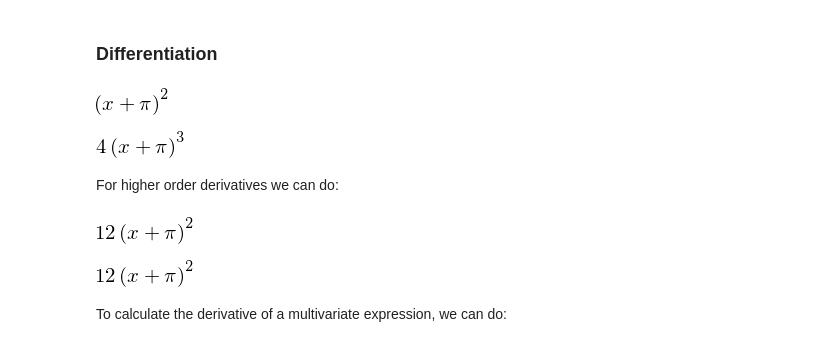
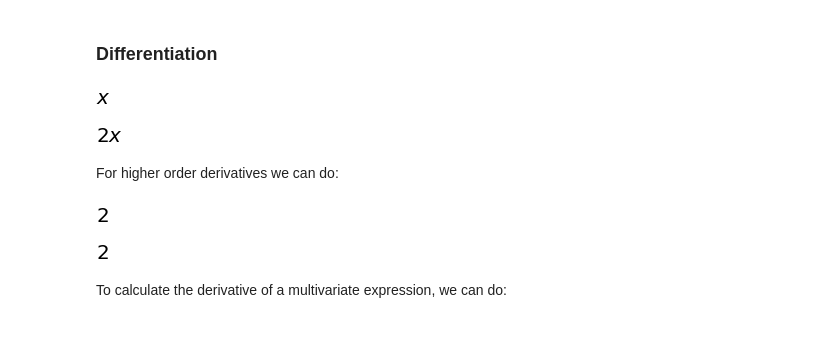
Before and after one commit to j1nu0312/tips-for-kime, a Jupyter notebook: ETC-Python/Example_Sympy.ipynb, the cells around one changed output. Cells and saved outputs as stored; diff of their text form; code cells hidden in the pictures.

```diff
--- a/ETC-Python/Example_Sympy.ipynb
+++ b/ETC-Python/Example_Sympy.ipynb
@@ -92,6 +90,7 @@ pi.evalf(n=50)
 # %% [output]
 [figure]
 # %%
+x = Symbol('x')
 y = (x + pi)**2
 # %%
 N(y, 5) # same as evalf
@@ -222,24 +247,24 @@ together(f2)
 ## Calculus
 # %% [markdown]
 ### Differentiation
-# %%
-y
-# %% [output]
-[figure, removed]
+# %%
+x
+# %% [output]
+[figure, added]
 # %%
-diff(y**2, x)
+diff(x**2, x)
 # %% [output]
-[figure, old version]
+[figure, new version]
 # %% [markdown]
 For higher order derivatives we can do:
 # %%
-diff(y**2, x, x)
+diff(x**2, x, x)
 # %% [output]
-[figure, old version]
+[figure, new version]
 # %%
-diff(y**2, x, 2) # same as above
+diff(x**2, x, 2) # same as above
 # %% [output]
-[figure, old version]
+[figure, new version]
 # %% [markdown]
 To calculate the derivative of a multivariate expression, we can do:
 # %%
```
Also changed, not shown: parts of 52 cells of this notebook.
